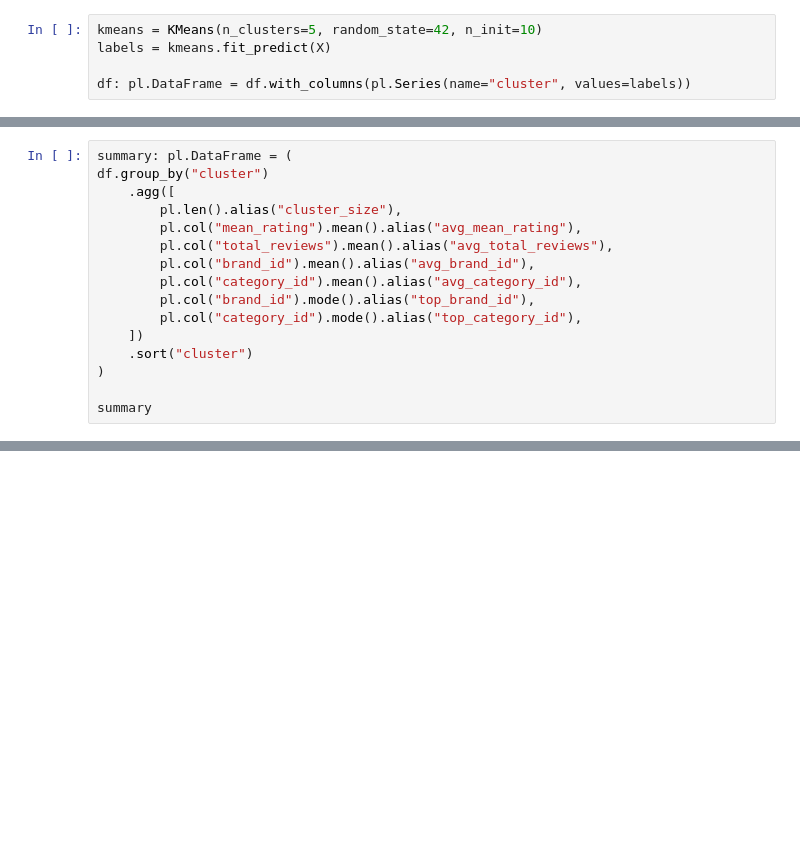
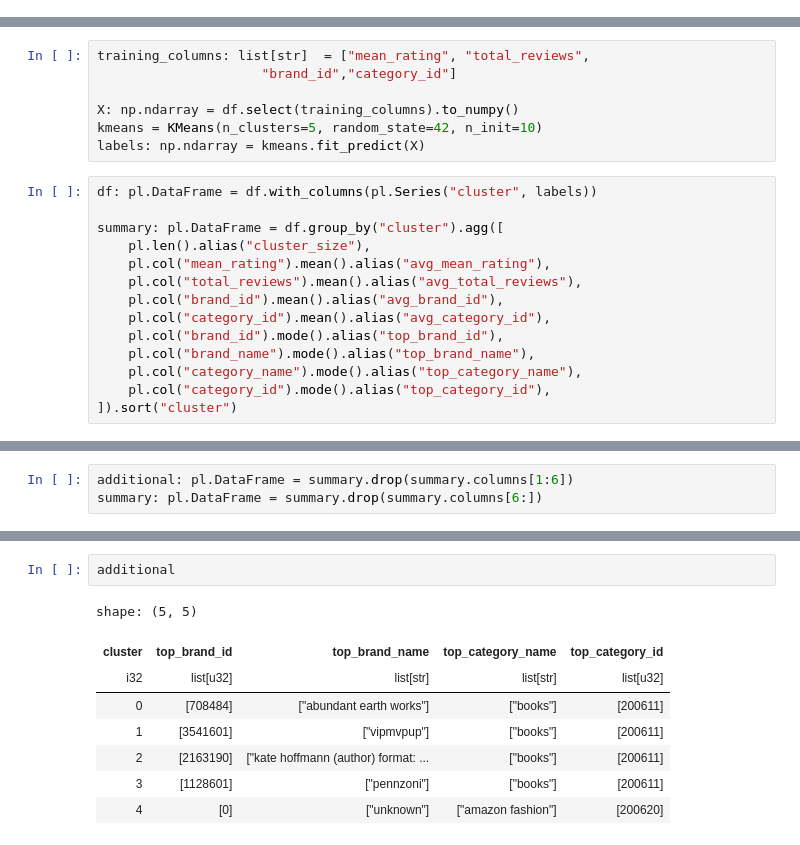
Before and after one commit to carrot2803/comp3610A3, a Jupyter notebook: 6-kmeans.ipynb, the cells around one changed output, grey strips where cells are left out. Saved outputs shown, nothing was run; the diff lists cells and outputs as text; blank space fills up the shorter version.

Commit message:
Final Clean Ups: - KMeans interpretation added - Outputs in notebooks - Visualization site added - Code Cleaned up - Markdowns for data explanability
Co-authored-by: Enzo-TTD <lorenzogouldd@gmail.com>

```diff
--- a/6-kmeans.ipynb
+++ b/6-kmeans.ipynb
@@ -24,5 +29,0 @@ X: pl.DataFrame = df.drop("parent_asin").to_numpy()
-# %%
-kmeans = KMeans(n_clusters=5, random_state=42, n_init=10)
-labels = kmeans.fit_predict(X)
-
-df: pl.DataFrame = df.with_columns(pl.Series(name="cluster", values=labels))
@@ -29,16 +32,21 @@ df: pl.DataFrame = df.with_columns(pl.Series(name="cluster", values=labels))
+# %%
+training_columns: list[str]  = ["mean_rating", "total_reviews",
+                     "brand_id","category_id"]
+
+X: np.ndarray = df.select(training_columns).to_numpy()
+kmeans = KMeans(n_clusters=5, random_state=42, n_init=10)
+labels: np.ndarray = kmeans.fit_predict(X)
 # %%
-summary: pl.DataFrame = (
-df.group_by("cluster")
-    .agg([
-        pl.len().alias("cluster_size"),
-        pl.col("mean_rating").mean().alias("avg_mean_rating"),
-        pl.col("total_reviews").mean().alias("avg_total_reviews"),
-        pl.col("brand_id").mean().alias("avg_brand_id"),
-        pl.col("category_id").mean().alias("avg_category_id"),
-        pl.col("brand_id").mode().alias("top_brand_id"),
-        pl.col("category_id").mode().alias("top_category_id"),
-    ])
-    .sort("cluster")
-)
+df: pl.DataFrame = df.with_columns(pl.Series("cluster", labels))
 
-summary
+summary: pl.DataFrame = df.group_by("cluster").agg([
+	pl.len().alias("cluster_size"),
+	pl.col("mean_rating").mean().alias("avg_mean_rating"),
+	pl.col("total_reviews").mean().alias("avg_total_reviews"),
+	pl.col("brand_id").mean().alias("avg_brand_id"),
+	pl.col("category_id").mean().alias("avg_category_id"),
+	pl.col("brand_id").mode().alias("top_brand_id"),
+	pl.col("brand_name").mode().alias("top_brand_name"),
+	pl.col("category_name").mode().alias("top_category_name"),
+	pl.col("category_id").mode().alias("top_category_id"),
+]).sort("cluster")
@@ -53,0 +53,3 @@ shape: (5, 8)
+# %%
+additional: pl.DataFrame = summary.drop(summary.columns[1:6])
+summary: pl.DataFrame = summary.drop(summary.columns[6:])
@@ -53,0 +81,11 @@ shape: (5, 8)
+# %%
+additional
+# %% [output]
+shape: (5, 5)
+| cluster | top_brand_id | top_brand_name | top_category_name | top_category_id |
+| i32 | list[u32] | list[str] | list[str] | list[u32] |
+| 0 | [708484] | ["abundant earth works"] | ["books"] | [200611] |
+| 1 | [3541601] | ["vipmvpup"] | ["books"] | [200611] |
+| 2 | [2163190] | ["kate hoffmann (author) format: ... | ["books"] | [200611] |
+| 3 | [1128601] | ["pennzoni"] | ["books"] | [200611] |
+| 4 | [0] | ["unknown"] | ["amazon fashion"] | [200620] |
```
Also changed, not shown: parts of 12 cells of this notebook, 49 other files.
